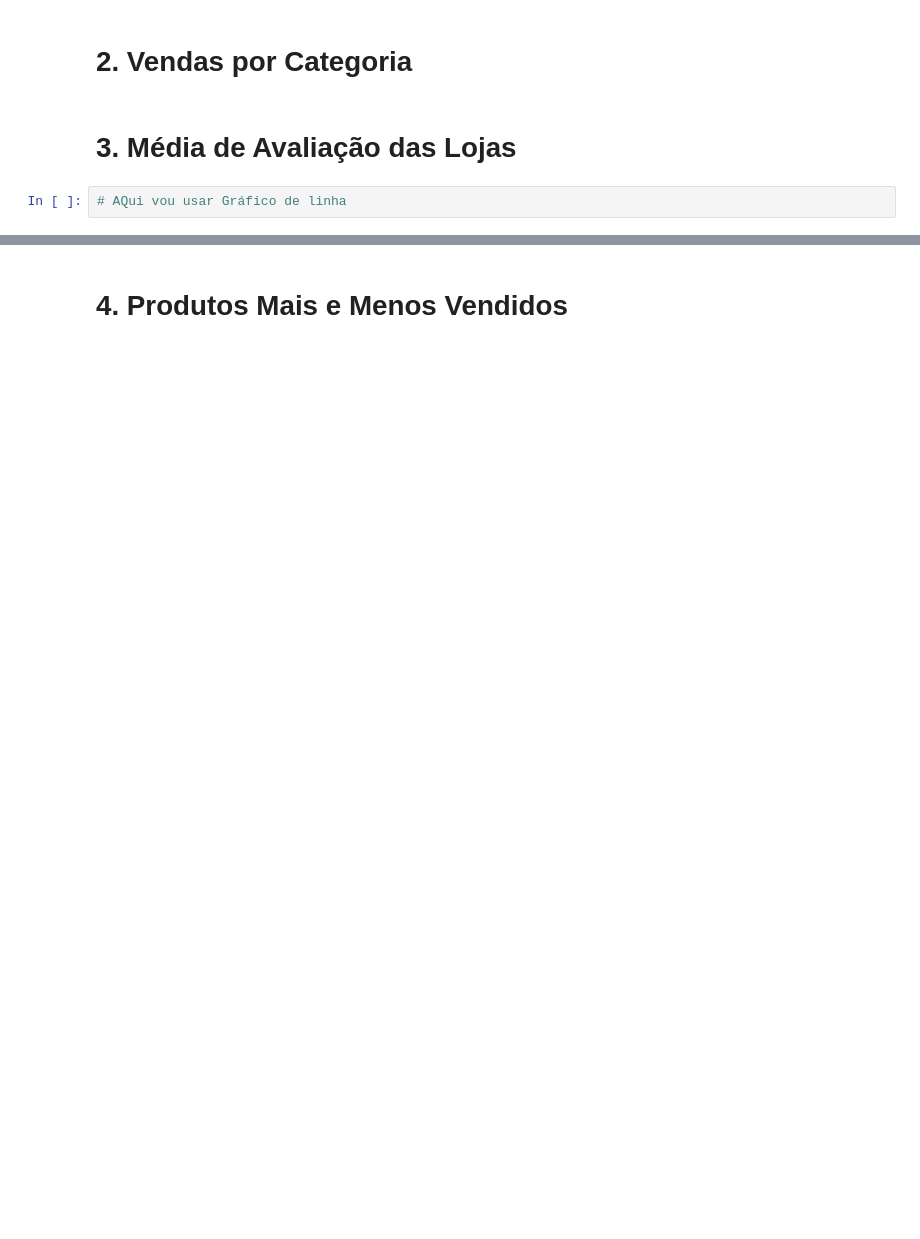
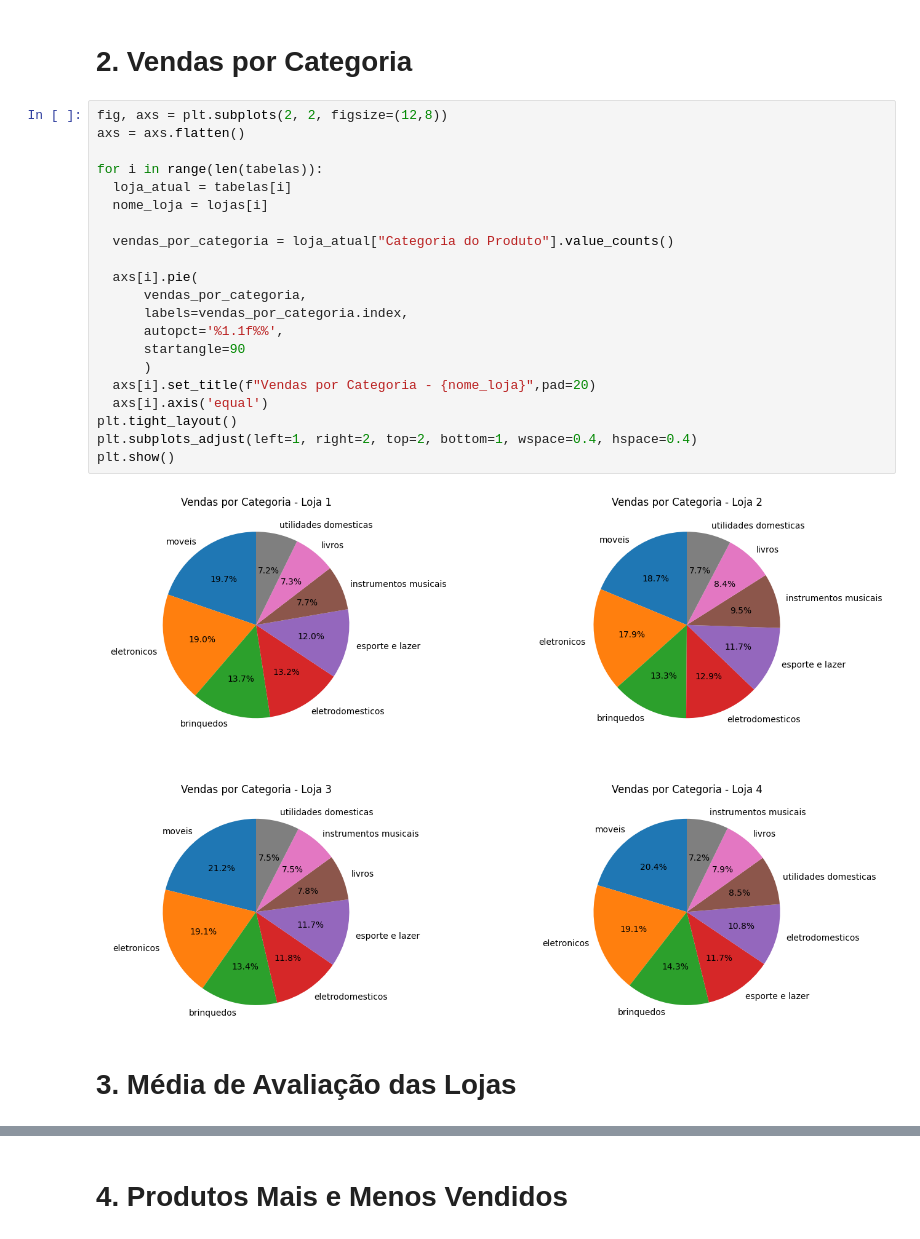
Before and after one commit to vloliveira/Challenge-Alura-Store, a Jupyter notebook: AluraStoreBr.ipynb, the cells around one changed output, grey strips where cells are left out. Cells and saved outputs as stored; diff of their text form; blank space fills up the shorter version.

```diff
--- a/AluraStoreBr.ipynb
+++ b/AluraStoreBr.ipynb
@@ -54,6 +69,27 @@ plt.show()
 # %% [markdown]
 # 2. Vendas por Categoria
+# %%
+fig, axs = plt.subplots(2, 2, figsize=(12,8))
+axs = axs.flatten()
+
+for i in range(len(tabelas)):
+  loja_atual = tabelas[i]
+  nome_loja = lojas[i]
+
+  vendas_por_categoria = loja_atual["Categoria do Produto"].value_counts()
+
+  axs[i].pie(
+      vendas_por_categoria,
+      labels=vendas_por_categoria.index,
+      autopct='%1.1f%%',
+      startangle=90
+      )
+  axs[i].set_title(f"Vendas por Categoria - {nome_loja}",pad=20)
+  axs[i].axis('equal')
+plt.tight_layout()
+plt.subplots_adjust(left=1, right=2, top=2, bottom=1, wspace=0.4, hspace=0.4)
+plt.show()
+# %% [output]
+[figure, added]
 # %% [markdown]
 # 3. Média de Avaliação das Lojas
-# %%
-# AQui vou usar Gráfico de linha
```
Also changed, not shown: parts of 15 cells of this notebook.
